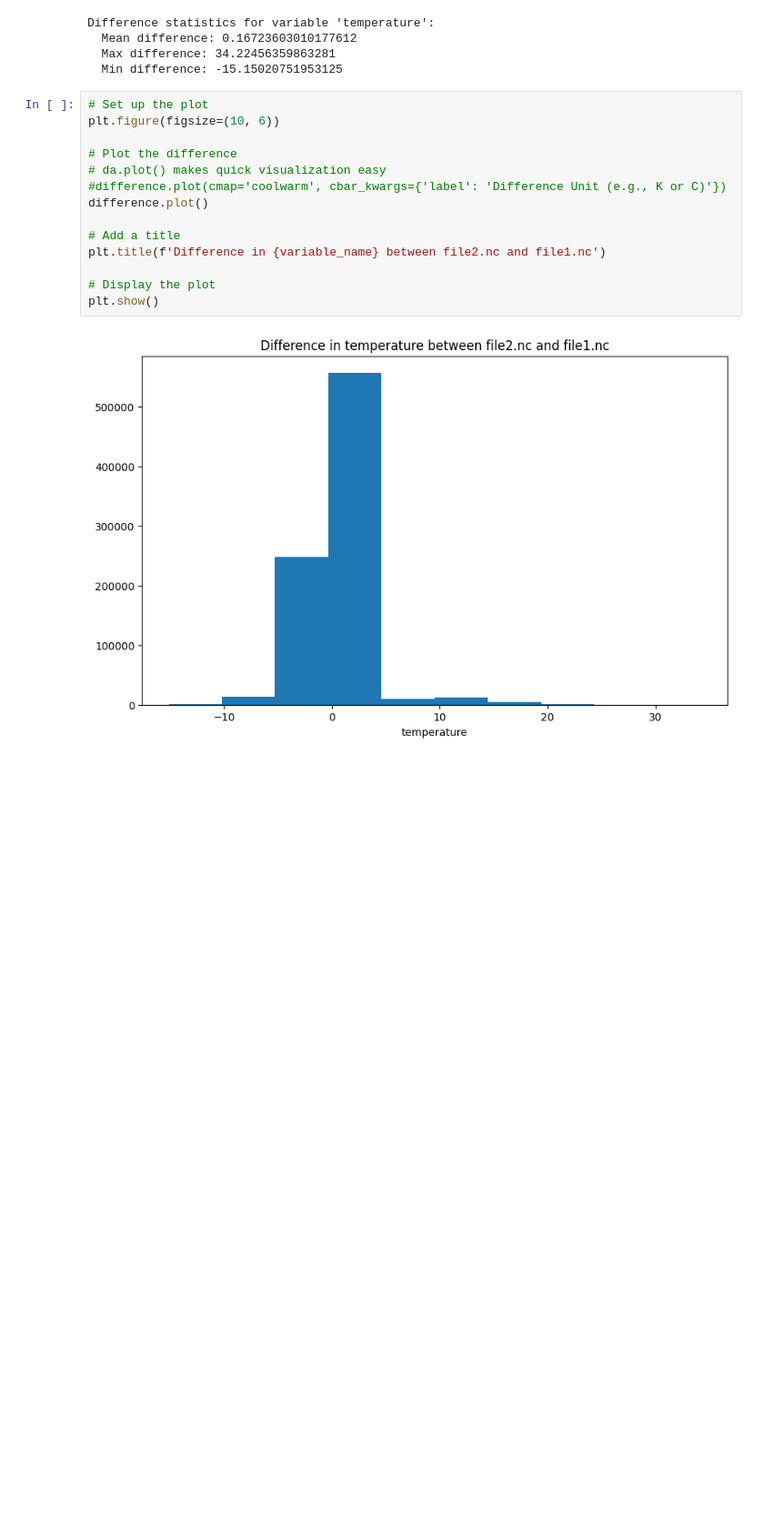
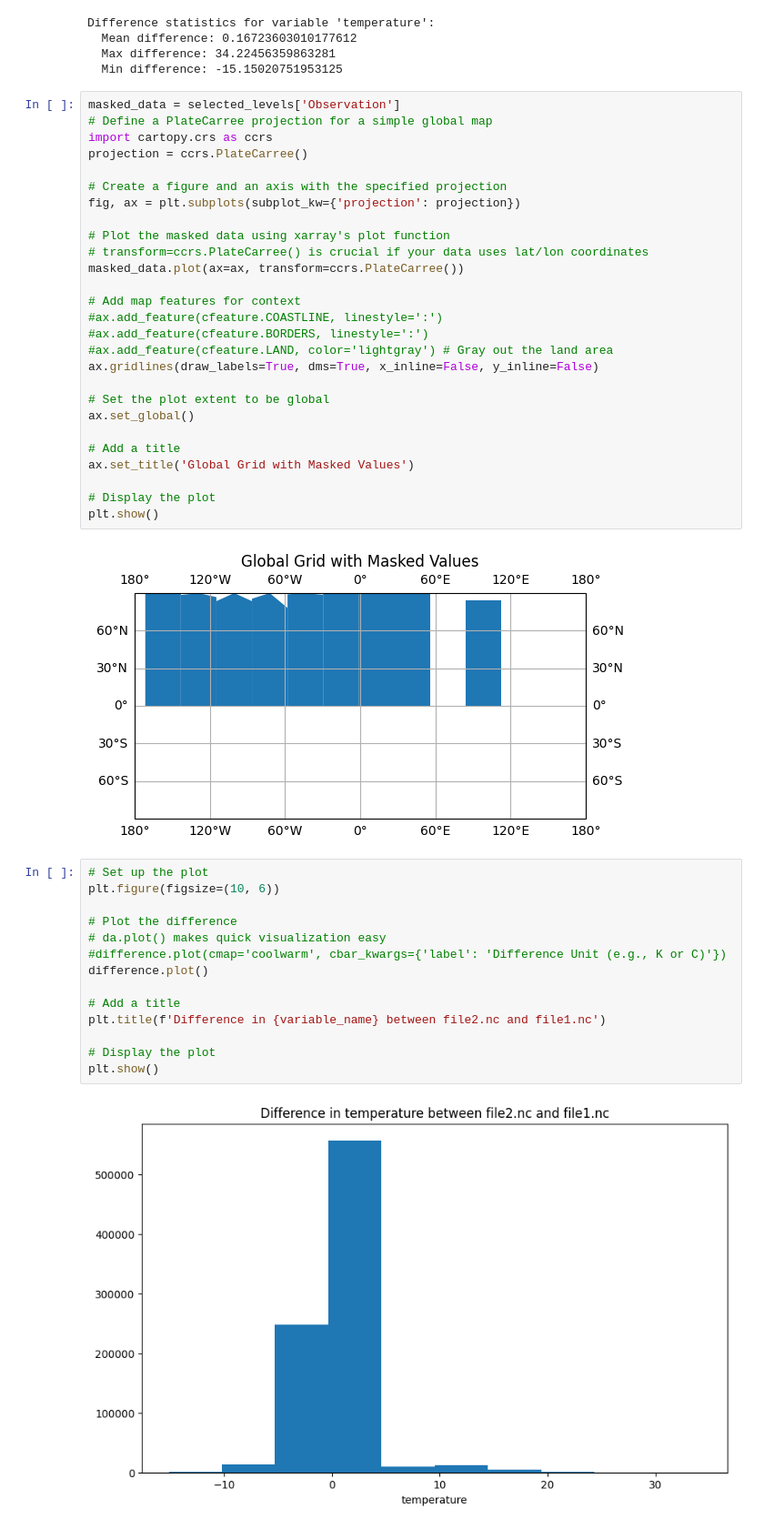
Before and after one commit to nasa-nccs-hpda/qefm-core, a Jupyter notebook: data/NSE/notebooks/obs_to_graphcast.ipynb, the cells around one changed output. Shown at 91% size. Cells and saved outputs as stored; diff of their text form; blank space fills up the shorter version.

Commit message:
plot maksed grid cells

```diff
--- a/data/NSE/notebooks/obs_to_graphcast.ipynb
+++ b/data/NSE/notebooks/obs_to_graphcast.ipynb
@@ -509,6 +509,35 @@ Difference statistics for variable 'temperature':
   Mean difference: 0.16723603010177612
   Max difference: 34.22456359863281
   Min difference: -15.15020751953125
+# %%
+masked_data = selected_levels['Observation']
+# Define a PlateCarree projection for a simple global map
+import cartopy.crs as ccrs
+projection = ccrs.PlateCarree()
+
+# Create a figure and an axis with the specified projection
+fig, ax = plt.subplots(subplot_kw={'projection': projection})
+
+# Plot the masked data using xarray's plot function
+# transform=ccrs.PlateCarree() is crucial if your data uses lat/lon coordinates
+masked_data.plot(ax=ax, transform=ccrs.PlateCarree())
+
+# Add map features for context
+#ax.add_feature(cfeature.COASTLINE, linestyle=':')
+#ax.add_feature(cfeature.BORDERS, linestyle=':')
+#ax.add_feature(cfeature.LAND, color='lightgray') # Gray out the land area
+ax.gridlines(draw_labels=True, dms=True, x_inline=False, y_inline=False)
+
+# Set the plot extent to be global
+ax.set_global()
+
+# Add a title
+ax.set_title('Global Grid with Masked Values')
+
+# Display the plot
+plt.show()
+# %% [output]
+[figure, added]
 # %%
 # Set up the plot
 plt.figure(figsize=(10, 6))
```
Also changed, not shown: parts of 2 cells of this notebook.
